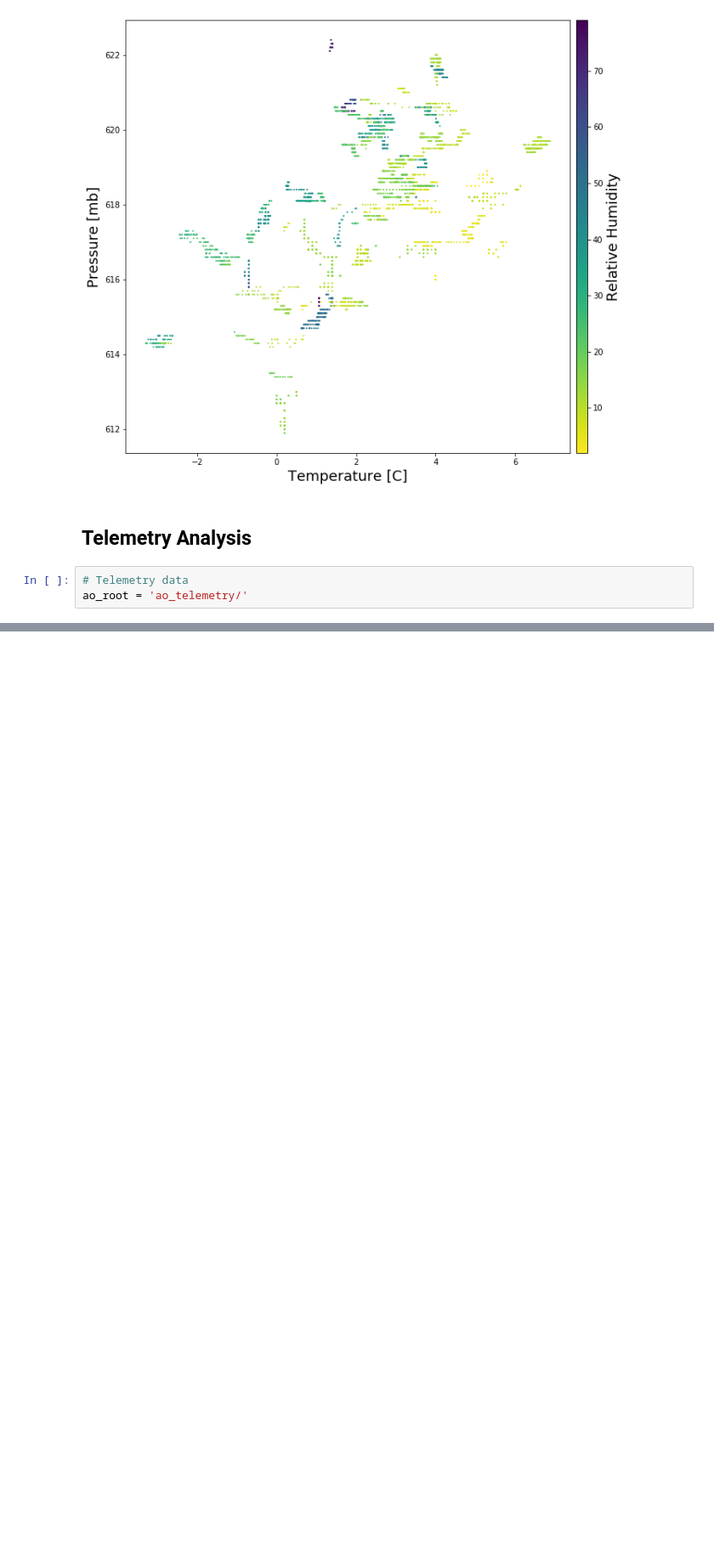
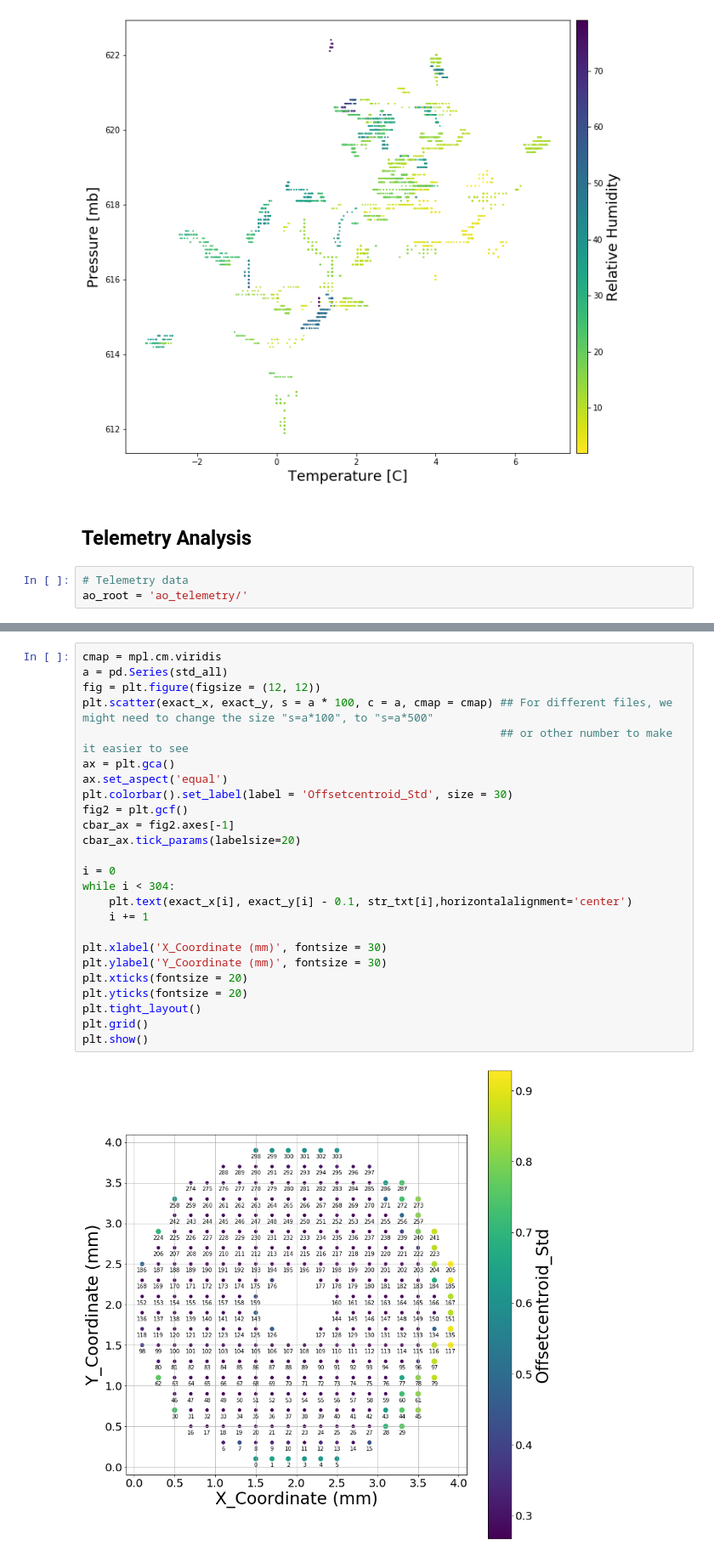
Before and after one commit to eramey16/berkeley_research, a Jupyter notebook: Keck_Performance/Analyzing_Long_Term_Performance.ipynb, the cells around one changed output, grey strips where cells are left out. Shown at 85% size. Cells and saved outputs as stored; diff of their text form; blank space fills up the shorter version.

```diff
--- a/Keck_Performance/Analyzing_Long_Term_Performance.ipynb
+++ b/Keck_Performance/Analyzing_Long_Term_Performance.ipynb
@@ -241,0 +204,27 @@ str_txt = [str(i) for i in range(304)]
+# %%
+cmap = mpl.cm.viridis
+a = pd.Series(std_all)
+fig = plt.figure(figsize = (12, 12))
+plt.scatter(exact_x, exact_y, s = a * 100, c = a, cmap = cmap) ## For different files, we might need to change the size "s=a*100", to "s=a*500"
+                                                               ## or other number to make it easier to see
+ax = plt.gca()
+ax.set_aspect('equal')
+plt.colorbar().set_label(label = 'Offsetcentroid_Std', size = 30)
+fig2 = plt.gcf()
+cbar_ax = fig2.axes[-1]
+cbar_ax.tick_params(labelsize=20)
+
+i = 0
+while i < 304:
+    plt.text(exact_x[i], exact_y[i] - 0.1, str_txt[i],horizontalalignment='center')
+    i += 1
+
+plt.xlabel('X_Coordinate (mm)', fontsize = 30)
+plt.ylabel('Y_Coordinate (mm)', fontsize = 30)
+plt.xticks(fontsize = 20)
+plt.yticks(fontsize = 20)
+plt.tight_layout()
+plt.grid()
+plt.show()
+# %% [output]
+[figure, added]
```
Also changed, not shown: parts of 11 cells of this notebook, 6 other files.
